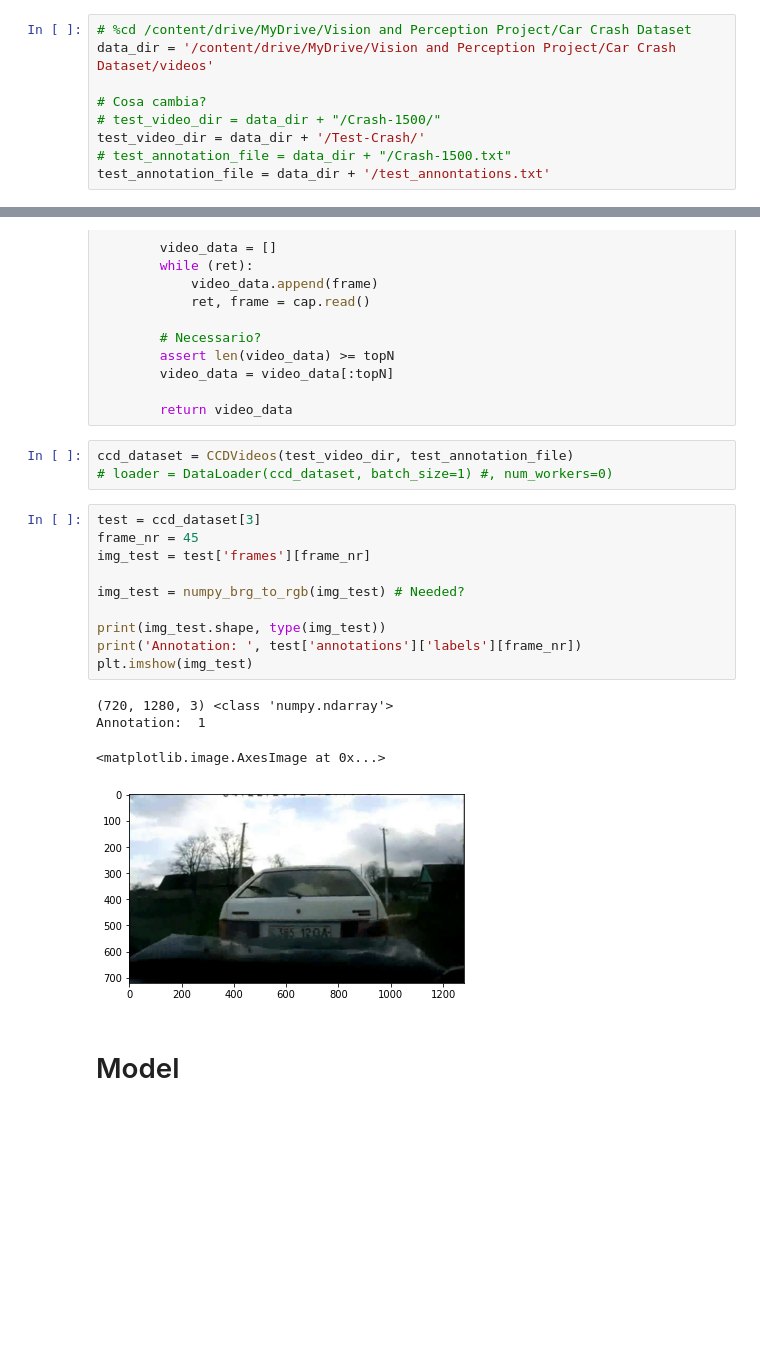
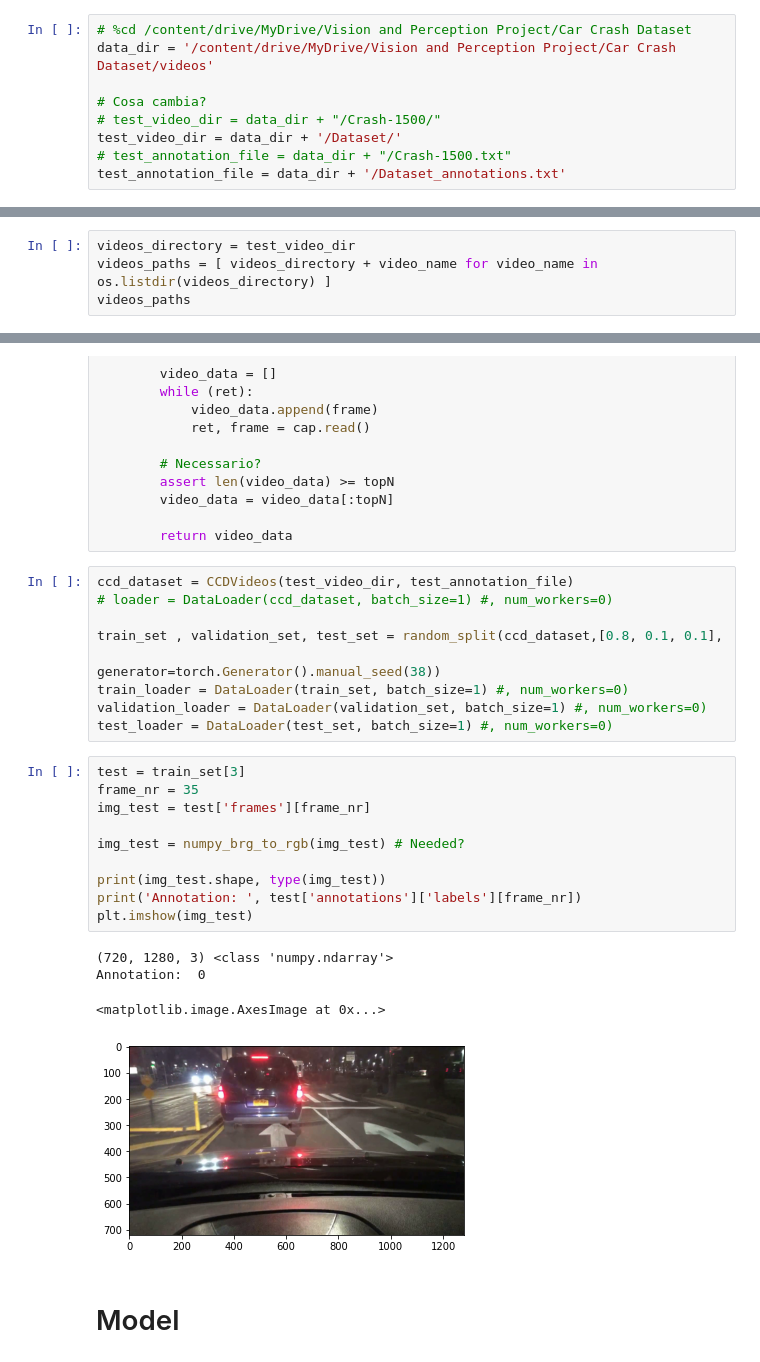
Before and after one commit to Colonna17/Collision_Avoidance-Sapienza_Vision_and_Perception, a Jupyter notebook: notebooks/CCD_Classification_cnn&lstm.ipynb, the cells around one changed output, grey strips where cells are left out. Saved outputs shown, nothing was run; the diff lists cells and outputs as text; blank space fills up the shorter version.

Commit message:
Dataset generation for training

```diff
--- a/notebooks/CCD_Classification_cnn&lstm.ipynb
+++ b/notebooks/CCD_Classification_cnn&lstm.ipynb
@@ -67,9 +65,9 @@ data_dir = '/content/drive/MyDrive/Vision and Perception Project/Car Crash Datas
 
 # Cosa cambia?
 # test_video_dir = data_dir + "/Crash-1500/"
-test_video_dir = data_dir + '/Test-Crash/'
+test_video_dir = data_dir + '/Dataset/'
 # test_annotation_file = data_dir + "/Crash-1500.txt"
-test_annotation_file = data_dir + '/test_annontations.txt'
+test_annotation_file = data_dir + '/Dataset_annotations.txt'
 # %%
 !ls /content/drive/MyDrive/Vision\ and\ Perception\ Project/Car\ Crash\ Dataset/videos # data_dir
 # %% [output]
@@ -78,3 +77,7 @@ Crash-1500.txt  Normal-3000     test_annontations.txt
+# %%
+videos_directory = test_video_dir
+videos_paths = [ videos_directory + video_name for video_name in os.listdir(videos_directory) ]
+videos_paths
 # %%
 # [REMINDER] X: A tensor of size (B =batch_size, T =num_channels, C =seq_len, H = height, W = width)
 
@@ -123,24 +126,30 @@ class CCDVideos(Dataset):
         video_data = video_data[:topN]
 
         return video_data
-# %%
-ccd_dataset = CCDVideos(test_video_dir, test_annotation_file)
-# loader = DataLoader(ccd_dataset, batch_size=1) #, num_workers=0)
+# %%
+ccd_dataset = CCDVideos(test_video_dir, test_annotation_file)
+# loader = DataLoader(ccd_dataset, batch_size=1) #, num_workers=0)
+
+train_set , validation_set, test_set = random_split(ccd_dataset,[0.8, 0.1, 0.1],
+                                                   generator=torch.Generator().manual_seed(38))
+train_loader = DataLoader(train_set, batch_size=1) #, num_workers=0)
+validation_loader = DataLoader(validation_set, batch_size=1) #, num_workers=0)
+test_loader = DataLoader(test_set, batch_size=1) #, num_workers=0)
 # %%
-test = ccd_dataset[3]
-frame_nr = 45
+test = train_set[3]
+frame_nr = 35
 img_test = test['frames'][frame_nr]
 
 img_test = numpy_brg_to_rgb(img_test) # Needed?
 
 print(img_test.shape, type(img_test))
 print('Annotation: ', test['annotations']['labels'][frame_nr])
 plt.imshow(img_test)
 # %% [output]
 (720, 1280, 3) <class 'numpy.ndarray'>
-Annotation:  1
+Annotation:  0
 <matplotlib.image.AxesImage at 0x...>
-[figure, old version]
+[figure, new version]
 # %% [markdown]
 # Model
 # %%
```
Also changed, not shown: parts of 8 cells of this notebook.
